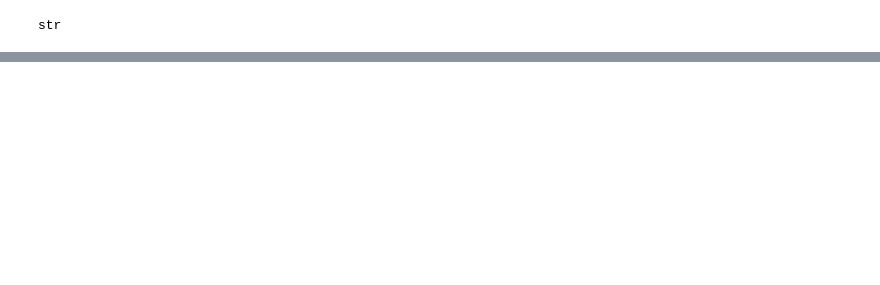
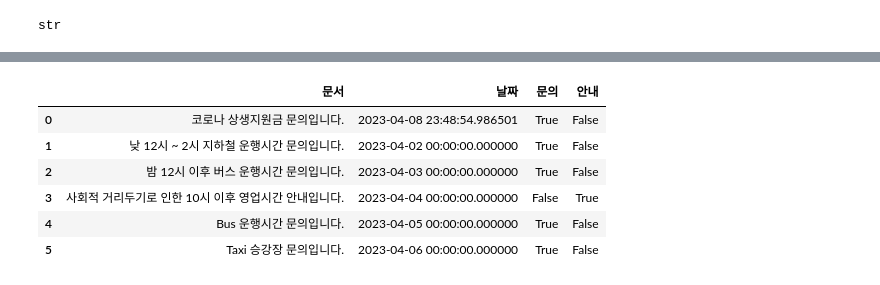
Before and after one commit to byulrim/SelfPacedStudyForPython, a Jupyter notebook: Basic Python for text analystics.ipynb, the cells around one changed output, grey strips where cells are left out. Cells and saved outputs as stored; diff of their text form; code cells hidden in the pictures; blank space fills up the shorter version.

```diff
--- a/Basic Python for text analystics.ipynb
+++ b/Basic Python for text analystics.ipynb
@@ -128,0 +259,14 @@ df.loc[0, "문서"]
+# %%
+import datetime
+
+# df.replace("운행", "영업", regex=True)
+
+df.replace({"2023-04-01": datetime.datetime.today()})
+# %% [output]
+|  | 문서 | 날짜 | 문의 | 안내 |
+| 0 | 코로나 상생지원금 문의입니다. | 2023-04-08 23:48:54.986501 | True | False |
+| 1 | 낮 12시 ~ 2시 지하철 운행시간 문의입니다. | 2023-04-02 00:00:00.000000 | True | False |
+| 2 | 밤 12시 이후 버스 운행시간 문의입니다. | 2023-04-03 00:00:00.000000 | True | False |
+| 3 | 사회적 거리두기로 인한 10시 이후 영업시간 안내입니다. | 2023-04-04 00:00:00.000000 | False | True |
+| 4 | Bus 운행시간 문의입니다. | 2023-04-05 00:00:00.000000 | True | False |
+| 5 | Taxi 승강장 문의입니다. | 2023-04-06 00:00:00.000000 | True | False |
```
Also changed, not shown: parts of 24 cells of this notebook.
